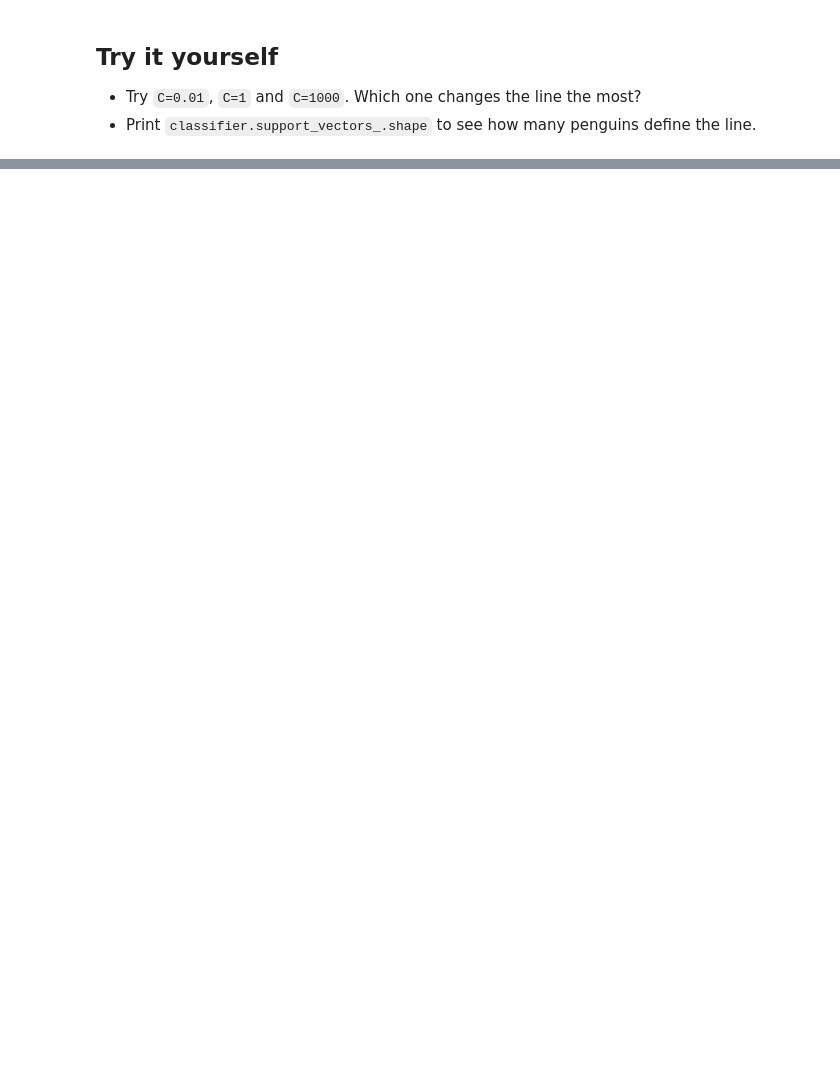
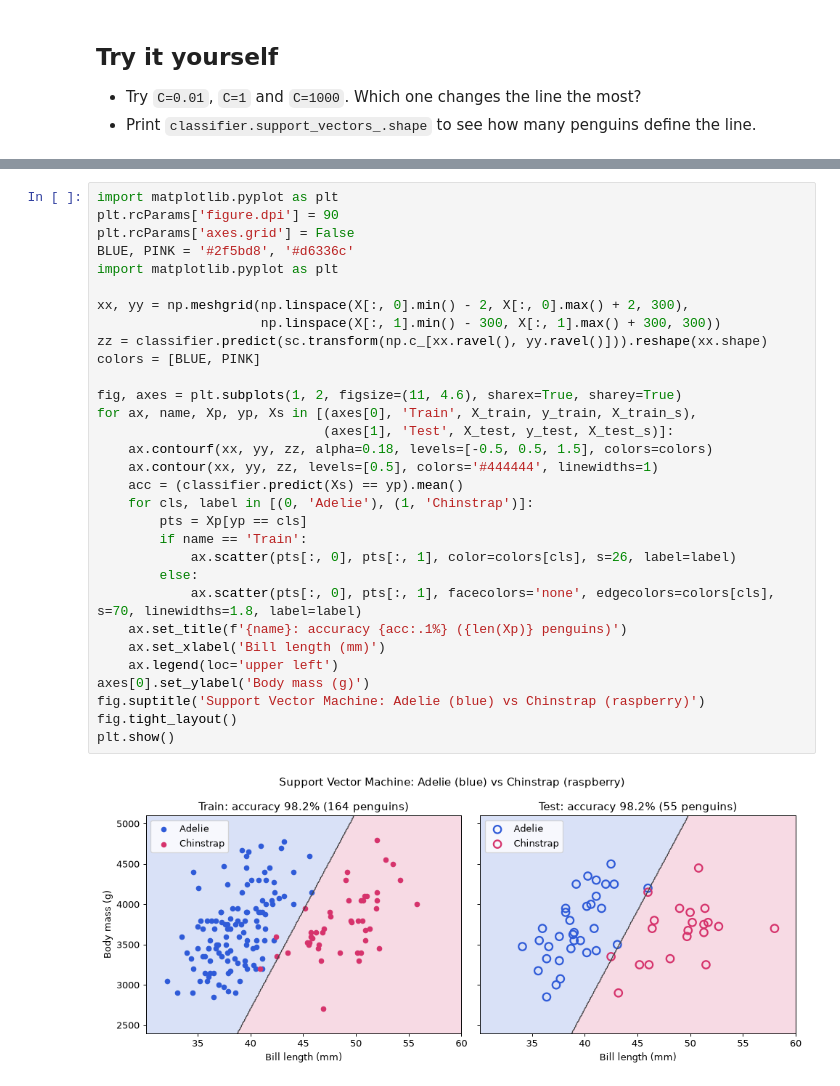
Before and after one commit to Mohammad-QT/ML_DL_Vis, a Jupyter notebook: notebooks/3-classification/svm.ipynb, the cells around one changed output, grey strips where cells are left out. Drawn from its saved outputs; the diff is of its cells as text; blank space fills up the shorter version.

```diff
--- a/notebooks/3-classification/svm.ipynb
+++ b/notebooks/3-classification/svm.ipynb
@@ -94,0 +118,33 @@ plt.show()
+# %%
+import matplotlib.pyplot as plt
+plt.rcParams['figure.dpi'] = 90
+plt.rcParams['axes.grid'] = False
+BLUE, PINK = '#2f5bd8', '#d6336c'
+import matplotlib.pyplot as plt
+
+xx, yy = np.meshgrid(np.linspace(X[:, 0].min() - 2, X[:, 0].max() + 2, 300),
+                     np.linspace(X[:, 1].min() - 300, X[:, 1].max() + 300, 300))
+zz = classifier.predict(sc.transform(np.c_[xx.ravel(), yy.ravel()])).reshape(xx.shape)
+colors = [BLUE, PINK]
+
+fig, axes = plt.subplots(1, 2, figsize=(11, 4.6), sharex=True, sharey=True)
+for ax, name, Xp, yp, Xs in [(axes[0], 'Train', X_train, y_train, X_train_s),
+                             (axes[1], 'Test', X_test, y_test, X_test_s)]:
+    ax.contourf(xx, yy, zz, alpha=0.18, levels=[-0.5, 0.5, 1.5], colors=colors)
+    ax.contour(xx, yy, zz, levels=[0.5], colors='#444444', linewidths=1)
+    acc = (classifier.predict(Xs) == yp).mean()
+    for cls, label in [(0, 'Adelie'), (1, 'Chinstrap')]:
+        pts = Xp[yp == cls]
+        if name == 'Train':
+            ax.scatter(pts[:, 0], pts[:, 1], color=colors[cls], s=26, label=label)
+        else:
+            ax.scatter(pts[:, 0], pts[:, 1], facecolors='none', edgecolors=colors[cls], s=70, linewidths=1.8, label=label)
+    ax.set_title(f'{name}: accuracy {acc:.1%} ({len(Xp)} penguins)')
+    ax.set_xlabel('Bill length (mm)')
+    ax.legend(loc='upper left')
+axes[0].set_ylabel('Body mass (g)')
+fig.suptitle('Support Vector Machine: Adelie (blue) vs Chinstrap (raspberry)')
+fig.tight_layout()
+plt.show()
+# %% [output]
+[figure, added]
```
Also changed, not shown: parts of 7 cells of this notebook, 19 other files.
